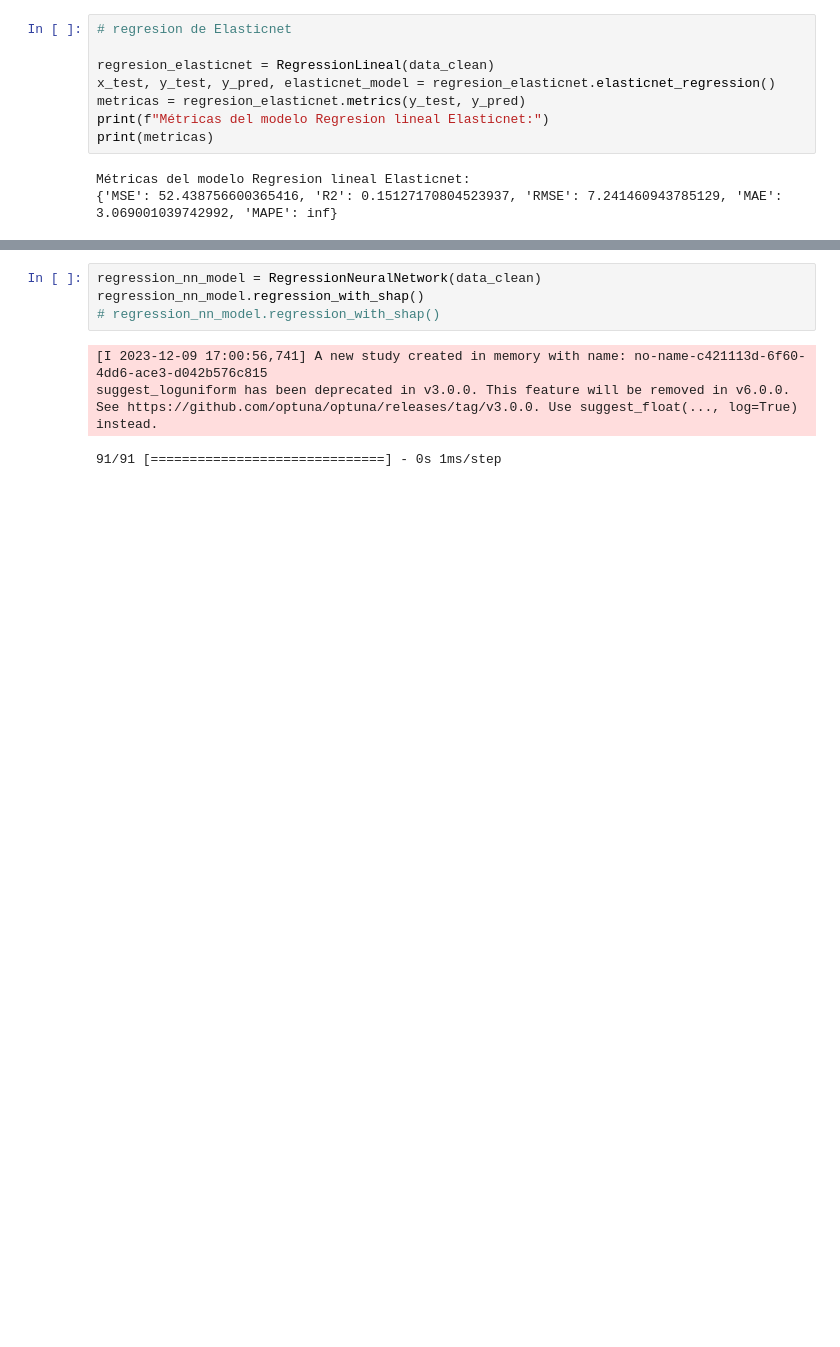
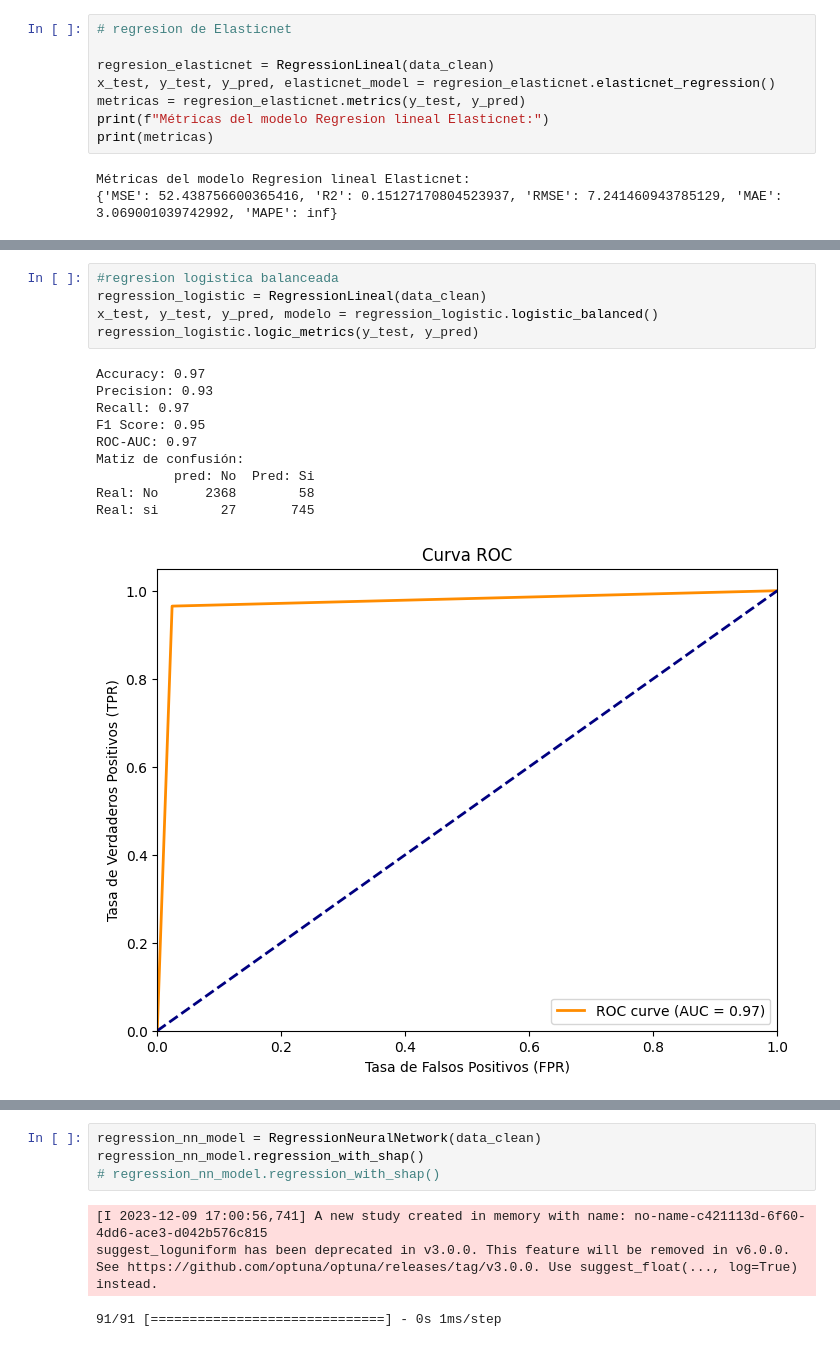
Before and after one commit to Mirian2550/TP_AA1, a Jupyter notebook: main.ipynb, the cells around one changed output, grey strips where cells are left out. Cells and saved outputs as stored; diff of their text form; blank space fills up the shorter version.

```diff
--- a/main.ipynb
+++ b/main.ipynb
@@ -440,0 +500,16 @@ Mejores hiperparámetros para la regresión logística: {'C': 1.0, 'class_weight
+# %%
+#regresion logistica balanceada
+regression_logistic = RegressionLineal(data_clean)
+x_test, y_test, y_pred, modelo = regression_logistic.logistic_balanced()
+regression_logistic.logic_metrics(y_test, y_pred)
+# %% [output]
+Accuracy: 0.97
+Precision: 0.93
+Recall: 0.97
+F1 Score: 0.95
+ROC-AUC: 0.97
+Matiz de confusión:
+          pred: No  Pred: Si
+Real: No      2368        58
+Real: si        27       745
+[figure, added]
```
Also changed, not shown: parts of 38 cells of this notebook, 4 other files.
